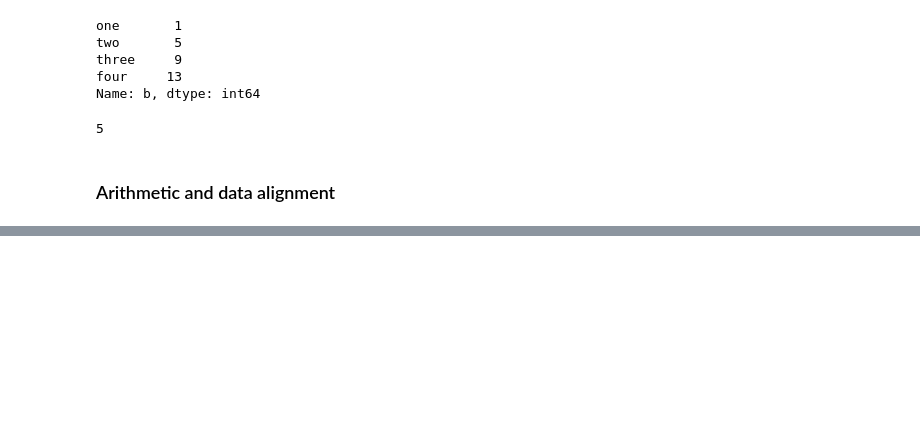
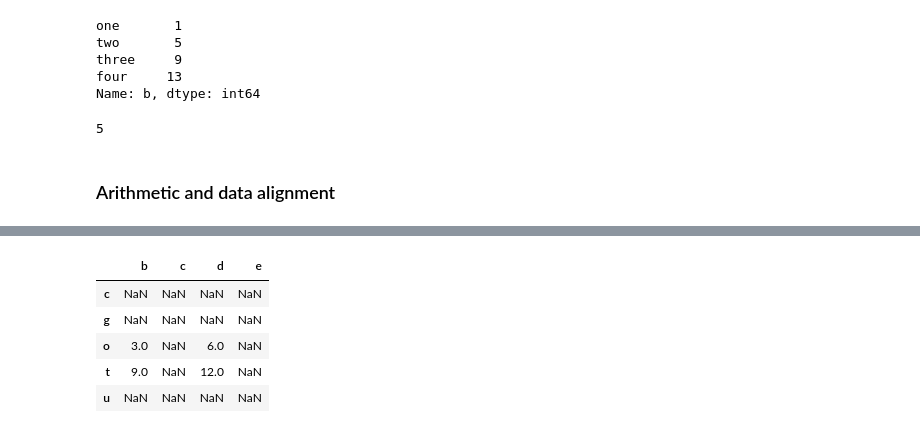
Before and after one commit to hugolu/learn-python, a Jupyter notebook: python-for-data-analysis/ch05-getting-started-with-pandas.ipynb, the cells around one changed output, grey strips where cells are left out. Drawn from its saved outputs; the diff is of its cells as text; code cells hidden in the pictures; blank space fills up the shorter version.

```diff
--- a/python-for-data-analysis/ch05-getting-started-with-pandas.ipynb
+++ b/python-for-data-analysis/ch05-getting-started-with-pandas.ipynb
@@ -715,0 +728,11 @@ data.get_value('two','b')
+# %%
+df1 = DataFrame(np.arange(9).reshape((3,3)), columns=list('bcd'),index=['o','t','c'])
+df2 = DataFrame(np.arange(12).reshape((4,3)), columns=list('bde'), index=['u','o','t','g'])
+df1 + df2
+# %% [output]
+|  | b | c | d | e |
+| c | NaN | NaN | NaN | NaN |
+| g | NaN | NaN | NaN | NaN |
+| o | 3.0 | NaN | 6.0 | NaN |
+| t | 9.0 | NaN | 12.0 | NaN |
+| u | NaN | NaN | NaN | NaN |
```
Also changed, not shown: parts of 46 cells of this notebook.
